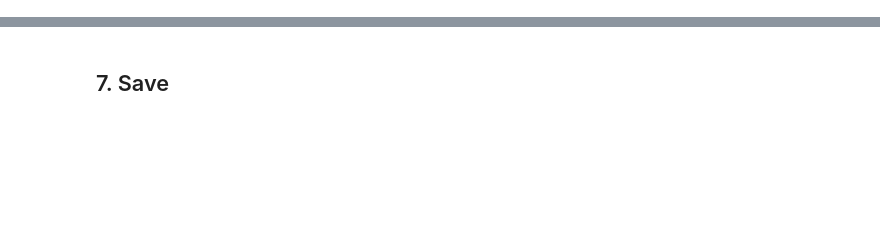
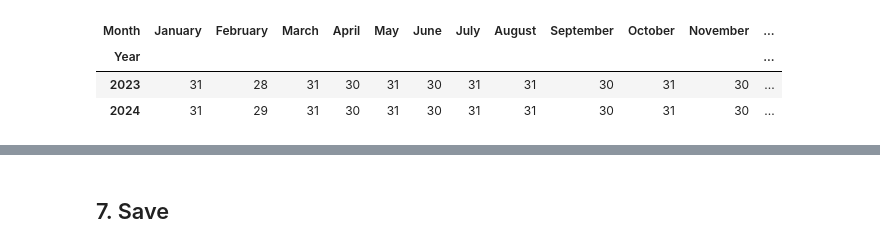
Before and after one commit to lomska/AI-Assisted-Dataviz, a Jupyter notebook: EUForeignTourismRhythms/Stage 1 Transform.ipynb, the cells around one changed output, grey strips where cells are left out. Drawn from its saved outputs; the diff is of its cells as text; code cells hidden in the pictures; blank space fills up the shorter version.

```diff
--- a/EUForeignTourismRhythms/Stage 1 Transform.ipynb
+++ b/EUForeignTourismRhythms/Stage 1 Transform.ipynb
@@ -448,0 +140,32 @@ annual total != sum of months (Latvija 2024 expected):
+# %%
+CC = {"BE": "Belgium", "BG": "Bulgaria", "CZ": "Czechia", "DK": "Denmark", "DE": "Germany", "EE": "Estonia",
+      "IE": "Ireland", "EL": "Greece", "ES": "Spain", "FR": "France", "HR": "Croatia", "IT": "Italy", "CY": "Cyprus",
+      "LV": "Latvia", "LT": "Lithuania", "LU": "Luxembourg", "HU": "Hungary", "MT": "Malta", "NL": "Netherlands",
+      "AT": "Austria", "PL": "Poland", "PT": "Portugal", "RO": "Romania", "SI": "Slovenia", "SK": "Slovakia",
+      "FI": "Finland", "SE": "Sweden", "IS": "Iceland", "LI": "Liechtenstein", "NO": "Norway", "CH": "Switzerland",
+      "MK": "North Macedonia", "AL": "Albania", "RS": "Serbia"}
+RECODE = {"NL31": "NL35", "NL33": "NL36"}
+NAME_2024 = {"NL35": "Utrecht", "NL36": "Zuid-Holland"}
+
+d = raw[raw["GEO"].str[:2].isin(CC) & ~raw["GEO"].isin(["PT16", "PT17", "PT18"])].copy()
+print("left out:", sorted(set(raw["GEO"]) - set(d["GEO"])))
+d["BoundaryNote"] = np.where(d["GEO"].isin(RECODE), "Published under NUTS 2021 code " + d["GEO"] + "; 2023 only", None)
+d["NUTSCode"] = d["GEO"].replace(RECODE)
+d["Region"] = d["NUTSCode"].map(NAME_2024).fillna(d["Label"])
+d["NUTSLevel"] = d["NUTSCode"].str.len() - 2
+d["Country"] = d["NUTSCode"].str[:2].map(CC)
+assert d["NUTSLevel"].isin([0, 1, 2]).all()
+
+name_of = d.drop_duplicates("NUTSCode").set_index("NUTSCode")["Region"]
+d["ParentRegion"] = np.select([d["NUTSLevel"] == 2, d["NUTSLevel"] == 1],
+                              [d["NUTSCode"].str[:3].map(name_of), d["Country"]], None)
+assert d.loc[d["NUTSLevel"] == 2, "ParentRegion"].notna().all(), "every NUTS 2 region needs its NUTS 1 parent"
+
+# A series published with no value at all in a year (NL35/NL36 and Iceland in 2024) is left out of that year.
+KEY_SERIES = ["NUTSCode", "Year", "ResidenceCountry"]
+published = d.groupby(KEY_SERIES)["Value"].transform(lambda s: s.notna().any())
+print("series with no published value, left out:")
+display(d[~published].groupby(["NUTSCode", "Region", "Year"]).size().rename("cells").reset_index())
+d = d[published].copy()
+print(d.drop_duplicates("NUTSCode")["NUTSLevel"].value_counts().sort_index().rename("regions").to_dict(),
+      "| countries:", d["Country"].nunique())
@@ -448,0 +186,15 @@ annual total != sum of months (Latvija 2024 expected):
+# %%
+MONTH_NO = {m: i + 1 for i, m in enumerate(MONTHS)}
+def days(row):
+    y = int(row["Year"])
+    return (366 if calendar.isleap(y) else 365) if row["Month"] == "Total" else calendar.monthrange(y, MONTH_NO[row["Month"]])[1]
+dm = d[["Year", "Month"]].drop_duplicates()
+dm["Days"] = dm.apply(days, axis=1)
+d = d.merge(dm, on=["Year", "Month"])
+d["NightsPerDay"] = (d["Value"] / d["Days"]).round(2)
+dm.pivot(index="Year", columns="Month", values="Days")[MONTHS + ["Total"]]
+# %% [output]
+| Month | January | February | March | April | May | June | July | August | September | October | November | ... |
+| Year |  |  |  |  |  |  |  |  |  |  |  | ... |
+| 2023 | 31 | 28 | 31 | 30 | 31 | 30 | 31 | 31 | 30 | 31 | 30 | ... |
+| 2024 | 31 | 29 | 31 | 30 | 31 | 30 | 31 | 31 | 30 | 31 | 30 | ... |
```
Also changed, not shown: parts of 46 cells of this notebook, 20 other files.
